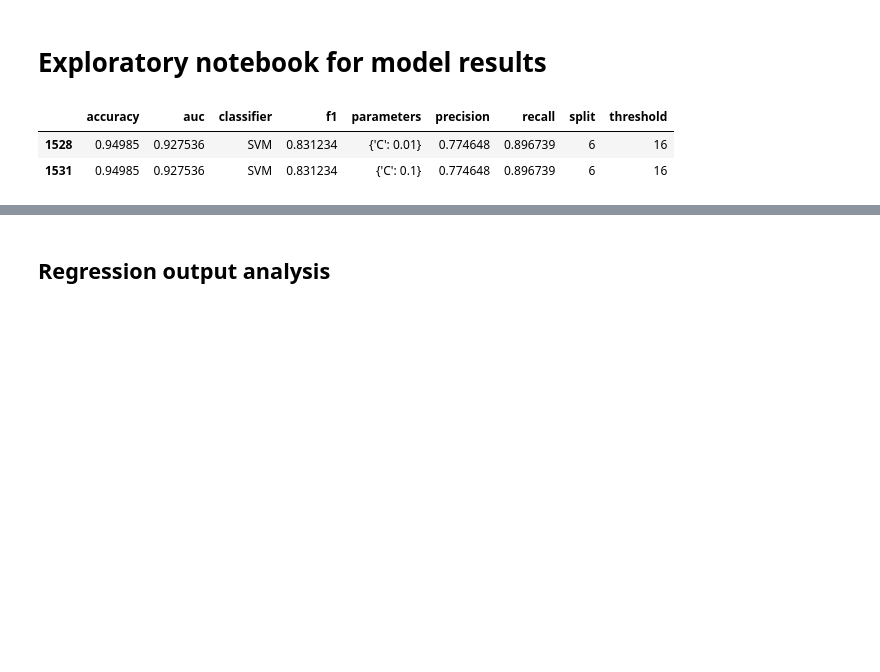
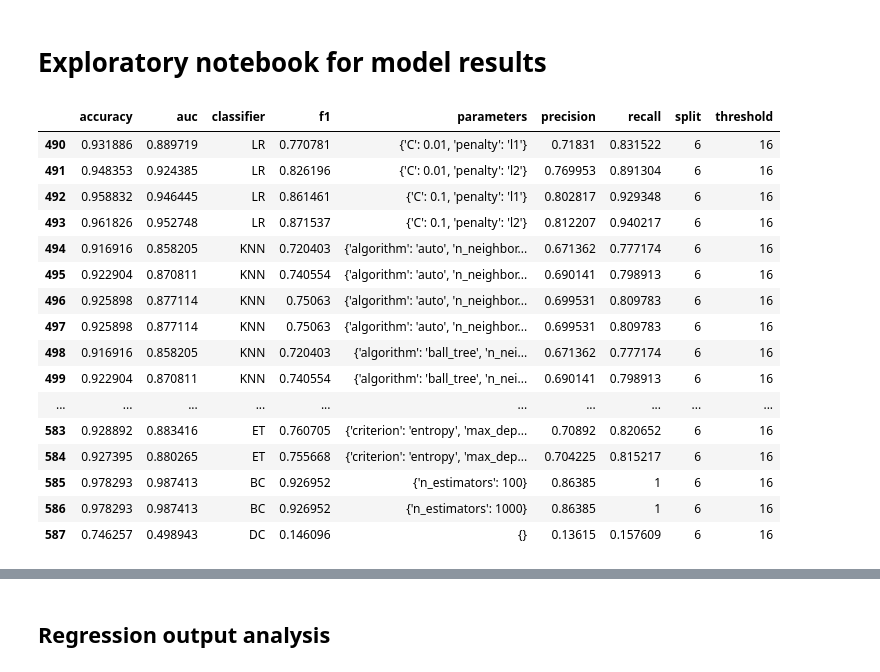
Before and after one commit to sinclairtarget/philly-evictions, a Jupyter notebook: final_model_selection_clean.ipynb, the cells around one changed output, grey strips where cells are left out. Drawn from its saved outputs; the diff is of its cells as text; code cells hidden in the pictures; blank space fills up the shorter version.

```diff
--- a/final_model_selection_clean.ipynb
+++ b/final_model_selection_clean.ipynb
@@ -10,14 +10,28 @@ reg_df = pd.read_csv('results/reg-small-grid_all.csv')
 clf_df = pd.read_csv('results/clf-small-grid_all.csv')
 # %%
 #Check for highest performing models at 16%
-clf_16 = clf_df[(clf_df['threshold']==16) & (clf_df['split'] ==6) & (clf_df['classifier']=='SVM')]
+clf_16 = clf_df[(clf_df['threshold']==16) & (clf_df['split'] ==6)]
 clf_16.style.apply(
     find_best_model.highlight_max, color='darkorange', subset=['f1', 'accuracy',
                                                                'precision','recall','auc'])
 # %% [output]
 |  | accuracy | auc | classifier | f1 | parameters | precision | recall | split | threshold |
-| 1528 | 0.94985 | 0.927536 | SVM | 0.831234 | {'C': 0.01} | 0.774648 | 0.896739 | 6 | 16 |
-| 1531 | 0.94985 | 0.927536 | SVM | 0.831234 | {'C': 0.1} | 0.774648 | 0.896739 | 6 | 16 |
+| 490 | 0.931886 | 0.889719 | LR | 0.770781 | {'C': 0.01, 'penalty': 'l1'} | 0.71831 | 0.831522 | 6 | 16 |
+| 491 | 0.948353 | 0.924385 | LR | 0.826196 | {'C': 0.01, 'penalty': 'l2'} | 0.769953 | 0.891304 | 6 | 16 |
+| 492 | 0.958832 | 0.946445 | LR | 0.861461 | {'C': 0.1, 'penalty': 'l1'} | 0.802817 | 0.929348 | 6 | 16 |
+| 493 | 0.961826 | 0.952748 | LR | 0.871537 | {'C': 0.1, 'penalty': 'l2'} | 0.812207 | 0.940217 | 6 | 16 |
+| 494 | 0.916916 | 0.858205 | KNN | 0.720403 | {'algorithm': 'auto', 'n_neighbor... | 0.671362 | 0.777174 | 6 | 16 |
+| 495 | 0.922904 | 0.870811 | KNN | 0.740554 | {'algorithm': 'auto', 'n_neighbor... | 0.690141 | 0.798913 | 6 | 16 |
+| 496 | 0.925898 | 0.877114 | KNN | 0.75063 | {'algorithm': 'auto', 'n_neighbor... | 0.699531 | 0.809783 | 6 | 16 |
+| 497 | 0.925898 | 0.877114 | KNN | 0.75063 | {'algorithm': 'auto', 'n_neighbor... | 0.699531 | 0.809783 | 6 | 16 |
+| 498 | 0.916916 | 0.858205 | KNN | 0.720403 | {'algorithm': 'ball_tree', 'n_nei... | 0.671362 | 0.777174 | 6 | 16 |
+| 499 | 0.922904 | 0.870811 | KNN | 0.740554 | {'algorithm': 'ball_tree', 'n_nei... | 0.690141 | 0.798913 | 6 | 16 |
+| ... | ... | ... | ... | ... | ... | ... | ... | ... | ... |
+| 583 | 0.928892 | 0.883416 | ET | 0.760705 | {'criterion': 'entropy', 'max_dep... | 0.70892 | 0.820652 | 6 | 16 |
+| 584 | 0.927395 | 0.880265 | ET | 0.755668 | {'criterion': 'entropy', 'max_dep... | 0.704225 | 0.815217 | 6 | 16 |
+| 585 | 0.978293 | 0.987413 | BC | 0.926952 | {'n_estimators': 100} | 0.86385 | 1 | 6 | 16 |
+| 586 | 0.978293 | 0.987413 | BC | 0.926952 | {'n_estimators': 1000} | 0.86385 | 1 | 6 | 16 |
+| 587 | 0.746257 | 0.498943 | DC | 0.146096 | {} | 0.13615 | 0.157609 | 6 | 16 |
 # %%
 #Create df with the max values for each model at threshold 16%, for each split
 clf_max_df = clf_df[clf_df['threshold']==16].drop(['parameters'],axis=1)
```
Also changed, not shown: parts of 4 cells of this notebook, 1 other file.
